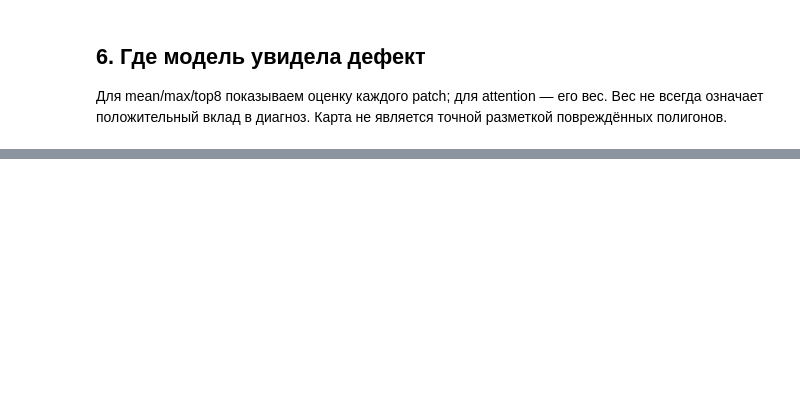
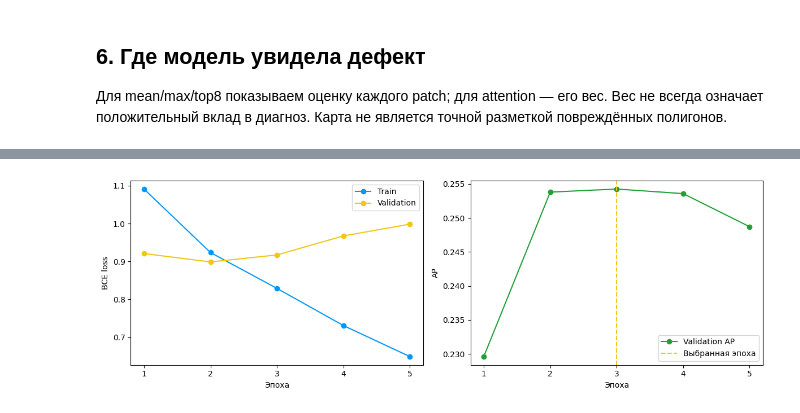
Before and after one commit to gasich27/AI-Challenge-2026-MainStage, a Jupyter notebook: labels/artifacts/artifacts_mil.ipynb, the cells around one changed output, grey strips where cells are left out. Cells and saved outputs as stored; diff of their text form; code cells hidden in the pictures; blank space fills up the shorter version.

```diff
--- a/labels/artifacts/artifacts_mil.ipynb
+++ b/labels/artifacts/artifacts_mil.ipynb
@@ -47,17 +47,16 @@ paths = [Path.cwd(), *Path.cwd().parents,
          Path('/content/drive/MyDrive/Colab Notebooks/colab_upload/AI challenge main'),
          Path('/content/drive/MyDrive/AI challenge main')]
 ROOT = next((p for p in paths if (p / 'data/train.csv').is_file()), None)
-import sys
-sys.path.insert(0, str(ROOT))
-from src.evaluation import binary_metrics, best_threshold
-from src.data import split_indices, load_embeddings
-from src.plots import setup_plot_style
-setup_plot_style()
 assert ROOT is not None, 'Не найдена папка проекта с data/train.csv'
+plt.rcParams['axes.prop_cycle'] = plt.cycler(color=['#0098F8', '#F2C614', '#21A038'])
 
 labels = pd.read_csv(ROOT / 'data/train.csv')
 targets = labels.columns.drop('item_id').tolist()
-train_idx, val_idx, test_idx = split_indices(labels)
+outer = MultilabelStratifiedShuffleSplit(n_splits=1, test_size=.15, random_state=42)
+train_val_idx, test_idx = next(outer.split(labels, labels[targets]))
+inner = MultilabelStratifiedShuffleSplit(n_splits=1, test_size=.1765, random_state=43)
+train_part, val_part = next(inner.split(labels.iloc[train_val_idx], labels.iloc[train_val_idx][targets]))
+train_idx, val_idx = train_val_idx[train_part], train_val_idx[val_part]
 train = labels.iloc[train_idx].reset_index(drop=True)
 val = labels.iloc[val_idx].reset_index(drop=True)
 objects = pd.concat([train, val], ignore_index=True)
@@ -348,0 +472,16 @@ for label, mask, ascending in [
+# %%
+fig, axes = plt.subplots(1, 2, figsize=(12, 4))
+axes[0].plot(history.epoch, history.train_loss, marker='o', color='#0098F8', label='Train')
+axes[0].plot(history.epoch, history.val_loss, marker='o', color='#F2C614', label='Validation')
+axes[0].set(xlabel='Эпоха', ylabel='BCE loss')
+axes[0].legend()
+axes[1].plot(history.epoch, history.AP, marker='o', color='#21A038', label='Validation AP')
+axes[1].axvline(best_epoch, color='#F2C614', linestyle='--', label='Выбранная эпоха')
+axes[1].set(xlabel='Эпоха', ylabel='AP')
+axes[1].legend()
+for ax in axes:
+    ax.set_xticks(history.epoch)
+plt.tight_layout()
+plt.show()
+# %% [output]
+[figure, added]
```
Also changed, not shown: parts of 18 cells of this notebook.
